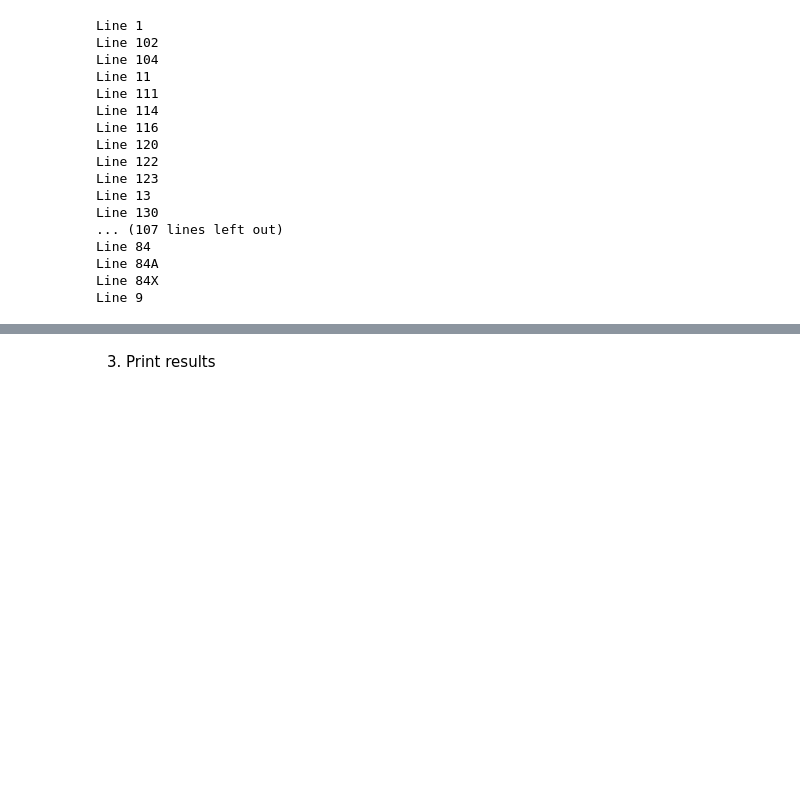
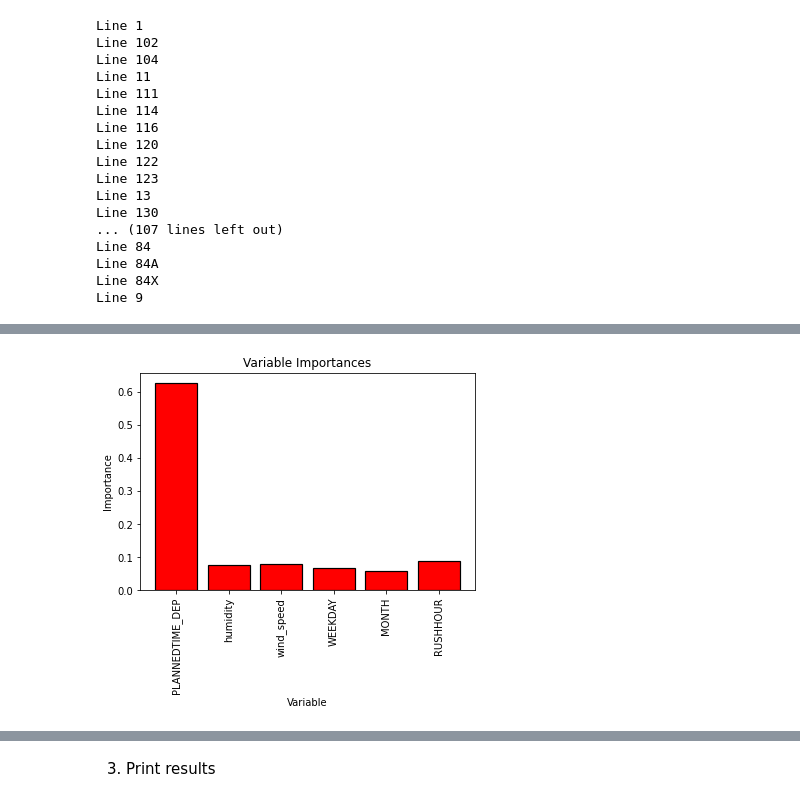
Before and after one commit to rebeccadillon2/dublin-bus-team-5, a Jupyter notebook: machinelearning/modelling/s5_modeling.ipynb, the cells around one changed output, grey strips where cells are left out. Drawn from its saved outputs; the diff is of its cells as text; code cells hidden in the pictures; blank space fills up the shorter version.

```diff
--- a/machinelearning/modelling/s5_modeling.ipynb
+++ b/machinelearning/modelling/s5_modeling.ipynb
@@ -798,0 +808,16 @@ importance.sort_values('importance', ascending=False)
+# %%
+# Extract features and labels
+features = df_dir_1.drop(columns=['TRIPTIME','LINEID'], axis = 1)
+feature_list = list(features.columns)
+# %%
+# Get numerical feature importances
+importances = list(rf_model_dict['46A'].feature_importances_)
+
+# List of tuples with variable and importance
+feature_importances = [(feature, round(importance, 2)) for feature, importance in zip(feature_list, importances)]
+
+# Sort the feature importances by most important first
+feature_importances = sorted(feature_importances, key = lambda x: x[1], reverse = True)
+
+# Print out the feature and importances
+[print('Variable: {:20} Importance: {}'.format(*pair)) for pair in feature_importances]
@@ -798,0 +832,11 @@ importance.sort_values('importance', ascending=False)
+# %%
+# list of x locations for plotting
+x_values = list(range(len(importances)))
+# Make a bar chart
+plt.bar(x_values, importances, orientation = 'vertical', color = 'r', edgecolor = 'k', linewidth = 1.2)
+# Tick labels for x axis
+plt.xticks(x_values, feature_list, rotation='vertical')
+# Axis labels and title
+plt.ylabel('Importance'); plt.xlabel('Variable'); plt.title('Variable Importances');
+# %% [output]
+[figure, added]
```
Also changed, not shown: parts of 47 cells of this notebook, 4 other files.
